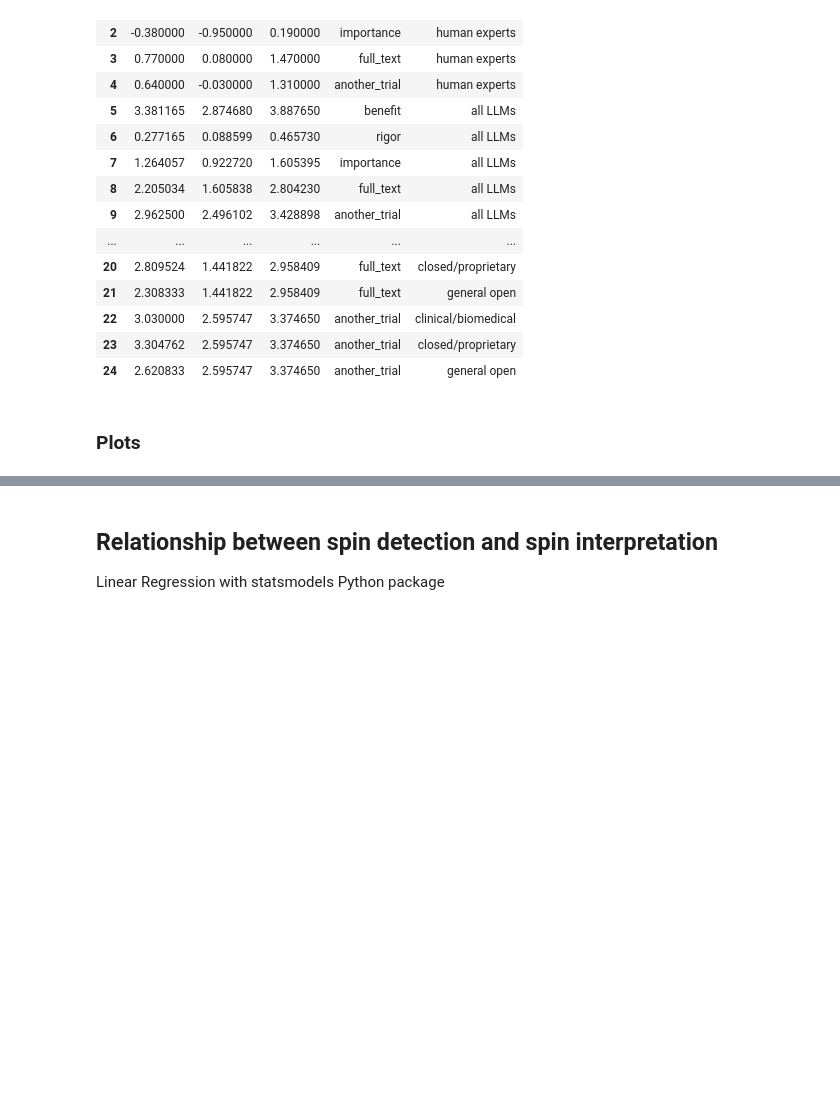
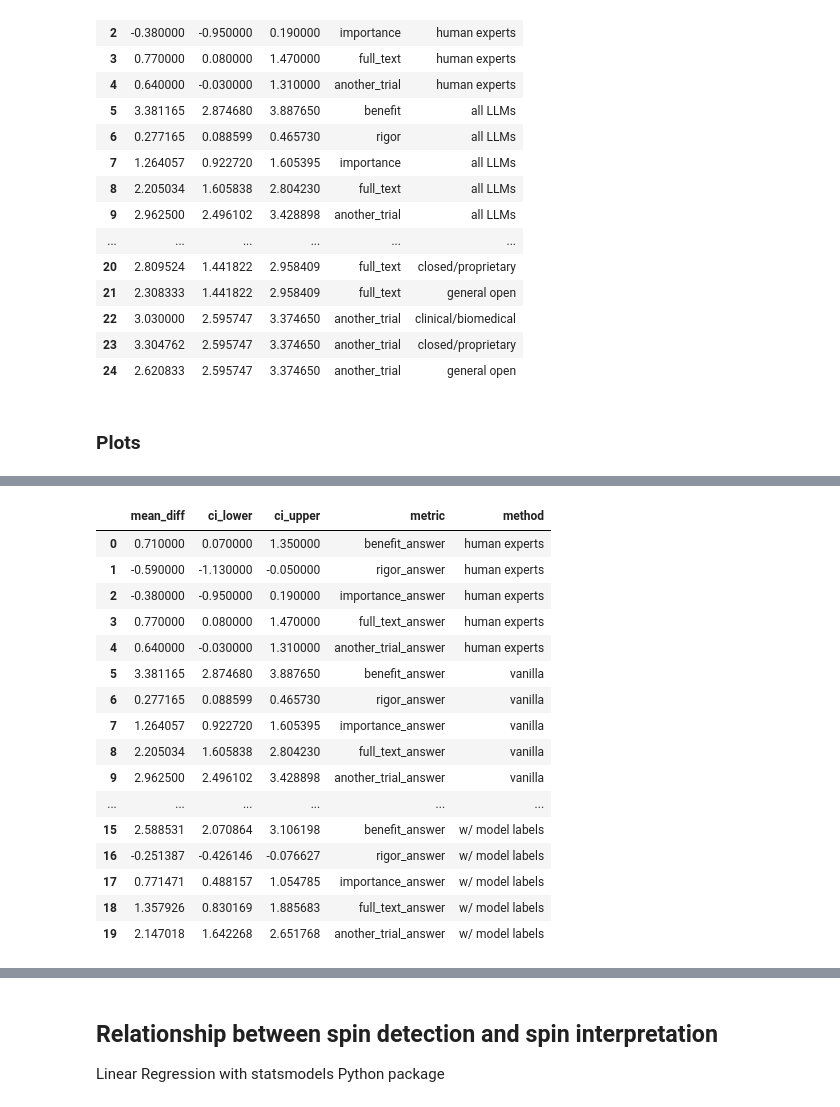
Before and after one commit to hyesunyun/MedLitSpin, a Jupyter notebook: code/calculate_stats.ipynb, the cells around one changed output, grey strips where cells are left out. Saved outputs shown, nothing was run; the diff lists cells and outputs as text; code cells hidden in the pictures; blank space fills up the shorter version.

```diff
--- a/code/calculate_stats.ipynb
+++ b/code/calculate_stats.ipynb
@@ -715,0 +731,2 @@ chart
+# %%
+model_stats_df['method'] = 'vanilla'
@@ -715,0 +810,32 @@ chart
+# %%
+# calculate the average of all model metrics and calculate 95% CI
+average_model_benefit = model_output_labelled_interpretation_stats_df["benefit_answer_mean_diff"].mean()
+ci_lower_model_benefit, ci_upper_model_benefit = calculate_confidence_interval(model_output_labelled_interpretation_stats_df, "benefit_answer_mean_diff")
+
+average_model_rigor = model_output_labelled_interpretation_stats_df["rigor_answer_mean_diff"].mean()
+ci_lower_model_rigor, ci_upper_model_rigor = calculate_confidence_interval(model_output_labelled_interpretation_stats_df, "rigor_answer_mean_diff")
+
+average_model_importance = model_output_labelled_interpretation_stats_df["importance_answer_mean_diff"].mean()
+ci_lower_model_importance, ci_upper_model_importance = calculate_confidence_interval(model_output_labelled_interpretation_stats_df, "importance_answer_mean_diff")
+
+average_model_full_text = model_output_labelled_interpretation_stats_df["full_text_answer_mean_diff"].mean()
+ci_lower_model_full_text, ci_upper_model_full_text = calculate_confidence_interval(model_output_labelled_interpretation_stats_df, "full_text_answer_mean_diff")
+
+average_model_another_trial = model_output_labelled_interpretation_stats_df["another_trial_answer_mean_diff"].mean()
+ci_lower_model_another_trial, ci_upper_model_another_trial = calculate_confidence_interval(model_output_labelled_interpretation_stats_df, "another_trial_answer_mean_diff")
+
+model_stats = {
+    "benefit_answer": {"mean_diff": average_model_benefit, "ci_lower": ci_lower_model_benefit, "ci_upper": ci_upper_model_benefit},
+    "rigor_answer": {"mean_diff": average_model_rigor, "ci_lower": ci_lower_model_rigor, "ci_upper": ci_upper_model_rigor},
+    "importance_answer": {"mean_diff": average_model_importance, "ci_lower": ci_lower_model_importance, "ci_upper": ci_upper_model_importance},
+    "full_text_answer": {"mean_diff": average_model_full_text, "ci_lower": ci_lower_model_full_text, "ci_upper": ci_upper_model_full_text},
+    "another_trial_answer": {"mean_diff": average_model_another_trial, "ci_lower": ci_lower_model_another_trial, "ci_upper": ci_upper_model_another_trial}
+}
+
+model_output_labelled_model_stats_df = pd.DataFrame(model_stats).T
+model_output_labelled_model_stats_df["metric"] = model_output_labelled_model_stats_df.index
+# remove index
+model_output_labelled_model_stats_df.reset_index(drop=True, inplace=True)
+model_output_labelled_model_stats_df["method"] = "w/ model labels"
+
+model_output_labelled_model_stats_df
@@ -715,0 +849,22 @@ chart
+# %%
+all_results = pd.concat([human_expert_stats_df, model_stats_df, gold_labelled_model_stats_df, model_output_labelled_model_stats_df], ignore_index=True)
+
+all_results
+# %% [output]
+|  | mean_diff | ci_lower | ci_upper | metric | method |
+| 0 | 0.710000 | 0.070000 | 1.350000 | benefit_answer | human experts |
+| 1 | -0.590000 | -1.130000 | -0.050000 | rigor_answer | human experts |
+| 2 | -0.380000 | -0.950000 | 0.190000 | importance_answer | human experts |
+| 3 | 0.770000 | 0.080000 | 1.470000 | full_text_answer | human experts |
+| 4 | 0.640000 | -0.030000 | 1.310000 | another_trial_answer | human experts |
+| 5 | 3.381165 | 2.874680 | 3.887650 | benefit_answer | vanilla |
+| 6 | 0.277165 | 0.088599 | 0.465730 | rigor_answer | vanilla |
+| 7 | 1.264057 | 0.922720 | 1.605395 | importance_answer | vanilla |
+| 8 | 2.205034 | 1.605838 | 2.804230 | full_text_answer | vanilla |
+| 9 | 2.962500 | 2.496102 | 3.428898 | another_trial_answer | vanilla |
+| ... | ... | ... | ... | ... | ... |
+| 15 | 2.588531 | 2.070864 | 3.106198 | benefit_answer | w/ model labels |
+| 16 | -0.251387 | -0.426146 | -0.076627 | rigor_answer | w/ model labels |
+| 17 | 0.771471 | 0.488157 | 1.054785 | importance_answer | w/ model labels |
+| 18 | 1.357926 | 0.830169 | 1.885683 | full_text_answer | w/ model labels |
+| 19 | 2.147018 | 1.642268 | 2.651768 | another_trial_answer | w/ model labels |
```
Also changed, not shown: parts of 15 cells of this notebook, 15 other files.
